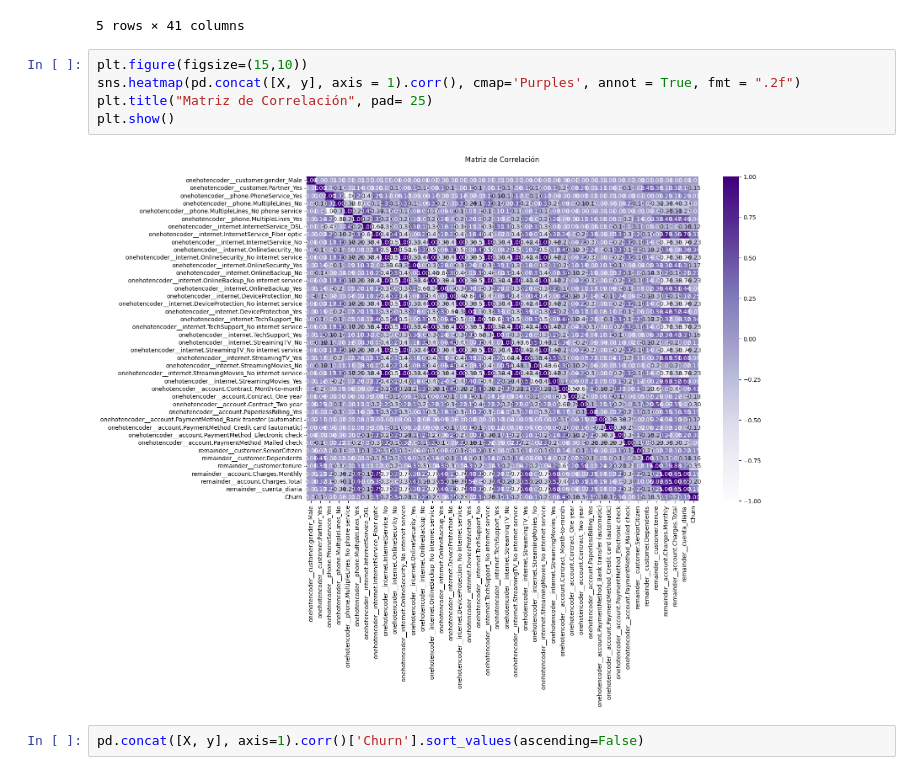
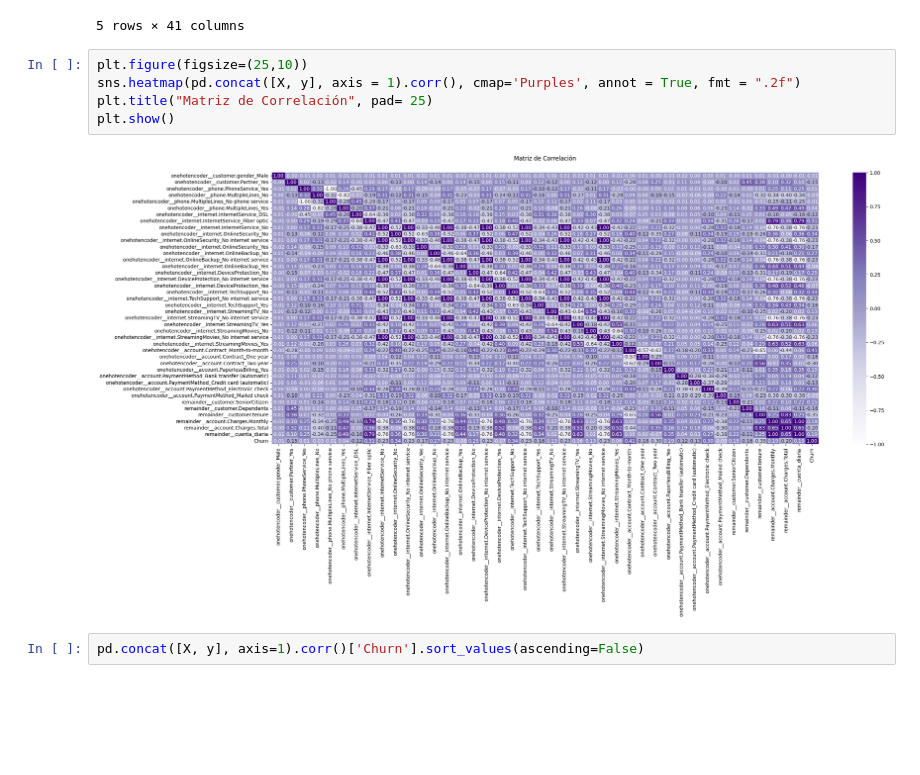
Before and after one commit to brunod02/Analisis-evasi-n-clientes-parte2, a Jupyter notebook: TelecomX_LATAM_parte2.ipynb, the cells around one changed output. Cells and saved outputs as stored; diff of their text form; blank space fills up the shorter version.

```diff
--- a/TelecomX_LATAM_parte2.ipynb
+++ b/TelecomX_LATAM_parte2.ipynb
@@ -181,12 +202,12 @@ X.head()
 | 4 | 0.0 | 1.0 | 1.0 | 1.0 | ... |
 5 rows × 41 columns
 # %%
-plt.figure(figsize=(15,10))
+plt.figure(figsize=(25,10))
 sns.heatmap(pd.concat([X, y], axis = 1).corr(), cmap='Purples', annot = True, fmt = ".2f")
 plt.title("Matriz de Correlación", pad= 25)
 plt.show()
 # %% [output]
-[figure, old version]
+[figure, new version]
 # %%
 pd.concat([X, y], axis=1).corr()['Churn'].sort_values(ascending=False)
 # %% [output]
```
Also changed, not shown: parts of 6 cells of this notebook.
